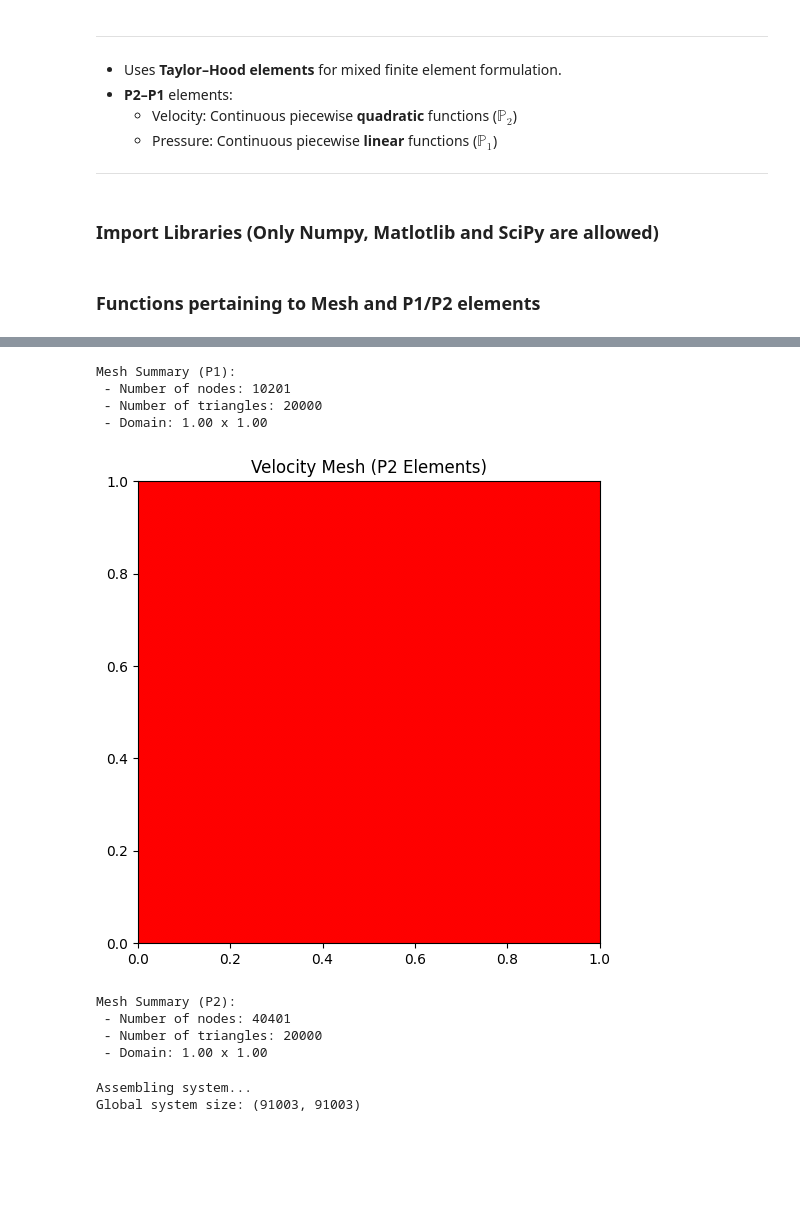
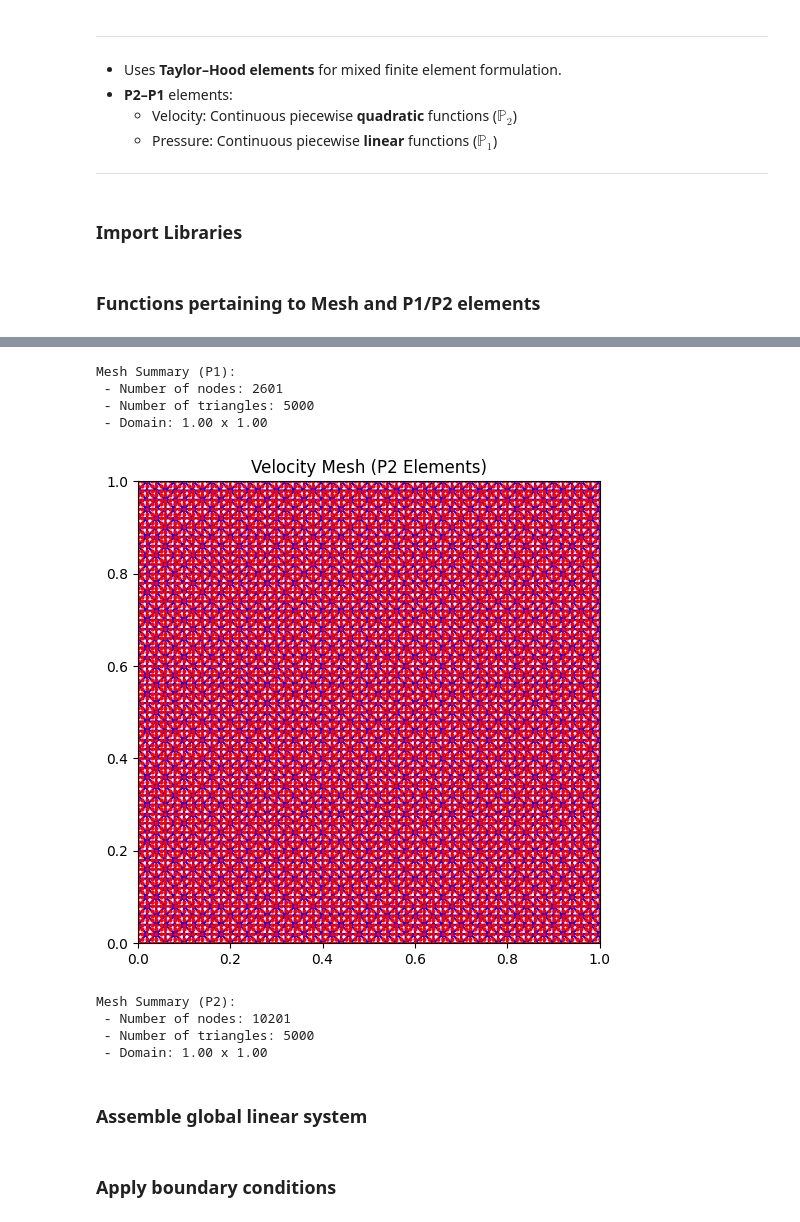
Before and after one commit to Adam-R-Lawrence/CS555-Miniapp, a Jupyter notebook: taylor_hood_elements_for_stokes.ipynb, the cells around one changed output, grey strips where cells are left out. Drawn from its saved outputs; the diff is of its cells as text; code cells hidden in the pictures; blank space fills up the shorter version.

```diff
--- a/taylor_hood_elements_for_stokes.ipynb
+++ b/taylor_hood_elements_for_stokes.ipynb
@@ -19,7 +19,7 @@ This miniapp demonstrates a FEM implementation of the incompressible Stokes equa
 
 ---
 # %% [markdown]
-### Import Libraries (Only Numpy, Matlotlib and SciPy are allowed)
+### Import Libraries
 # %%
 import numpy as np
 
@@ -34,6 +34,17 @@ from scipy.interpolate import griddata
 ### Functions pertaining to Mesh and P1/P2 elements
 # %%
 def generate_triangular_mesh(x_len=1.0, y_len=1.0, mesh_size=0.1):
+    """
+    Generate square triangular mesh.
+    Parameters:
+      x_len : Domain length.
+      y_len : Domain height.
+      mesh_size : Rough size of desired elements in mesh.
+
+    Returns:
+      mesh : dictionary containing data relating to the mesh
+    """
+
     num_x = int(x_len / mesh_size) + 1
     num_y = int(y_len / mesh_size) + 1
     x = np.linspace(0, x_len, num_x)
@@ -43,7 +54,7 @@ def generate_triangular_mesh(x_len=1.0, y_len=1.0, mesh_size=0.1):
     triangulation = Delaunay(points)
     mesh = {
         'points': points,
-        'triangles': triangulation.simplices,  # Element node indices
+        'triangles': triangulation.simplices,
         'num_x': num_x,
         'num_y': num_y
     }
@@ -54,15 +65,13 @@ def generate_quadratic(V, E):
     """
     Generate a quadratic element list by adding midpoints to each edge.
     Parameters:
-      V : ndarray of shape (nv, 2) with vertex coordinates.
-      E : ndarray of shape (ne, 3) with triangle connectivity.
-      return_edges : bool, optional. If True, also return the list of edges.
+      V : Array of vertices.
+      E : Array of element connectivity.
 
     Returns:
-      V2 : ndarray with original vertices and new mid–edge nodes.
-      E2 : ndarray of shape (ne, 6) with connectivity: first three columns for vertices,
-           next three columns for corresponding mid–edge nodes.
-      (if return_edges==True, also returns Edges, an array of edge vertex indices)
+      V2 : Array of original triangle vertices and the new mid–point edge nodes.
+      E2 : Array of element connectivity (first three columns for triangle vertices,
+           next three columns for corresponding mid–edge nodes).
     """
 
     ne = E.shape[0]
@@ -121,7 +130,8 @@ def plot_mesh(mesh, element_order="P1", x_len=1.0, y_len=1.0):
     print(" - Number of triangles:", num_triangles)
     print(" - Domain: {:.2f} x {:.2f}".format(x_len, y_len))
 # %%
-mesh = generate_triangular_mesh(x_len=1.0, y_len=1.0, mesh_size=0.01)
+# Generate unit square mesh
+mesh = generate_triangular_mesh(x_len=1.0, y_len=1.0, mesh_size=0.02)
 mesh['V2'], mesh['E2'] = generate_quadratic(mesh['points'], mesh['triangles'])
 
 plot_mesh(mesh, element_order="P1")
@@ -131,14 +141,15 @@ plot_mesh(mesh, element_order="P2")
 Mesh Summary (P1):
- - Number of nodes: 10201
- - Number of triangles: 20000
+ - Number of nodes: 2601
+ - Number of triangles: 5000
  - Domain: 1.00 x 1.00
-[figure, old version]
+[figure, new version]
 Mesh Summary (P2):
- - Number of nodes: 40401
- - Number of triangles: 20000
+ - Number of nodes: 10201
+ - Number of triangles: 5000
  - Domain: 1.00 x 1.00
+# %% [markdown]
+### Assemble global linear system
 # %%
-
 def assemble_stokes_system(mesh, kinematic_viscosity=1.0):
     """
     Assemble the finite element matrices for the steady Stokes equations
@@ -155,7 +166,6 @@ def assemble_stokes_system(mesh, kinematic_viscosity=1.0):
                   'vel' indices range for velocity (each with 2 components) and
                   'pres' for pressure (P1 nodes).
     """
-    # Number of degrees of freedom
     N_pres = mesh['points'].shape[0]  # pressure dofs (original mesh vertices)
     N_vel = mesh['V2'].shape[0]  # velocity dofs (each node has two components)
     ndof_vel = 2 * N_vel
@@ -320,13 +330,6 @@ def assemble_stokes_system(mesh, kinematic_viscosity=1.0):
 
     dof_info = {'vel': np.arange(ndof_vel), 'pres': np.arange(ndof_vel, ndof)}
     return S, rhs, dof_info
-
-
-# Example usage:
-print("Assembling system...")
-S, rhs, dof_info = assemble_stokes_system(mesh, kinematic_viscosity=1000.0)
-print("Global system size:", S.shape)
-# %% [output]
-Assembling system...
-Global system size: (91003, 91003)
+# %% [markdown]
+### Apply boundary conditions
 # %%
```
Also changed, not shown: parts of 7 cells of this notebook.
